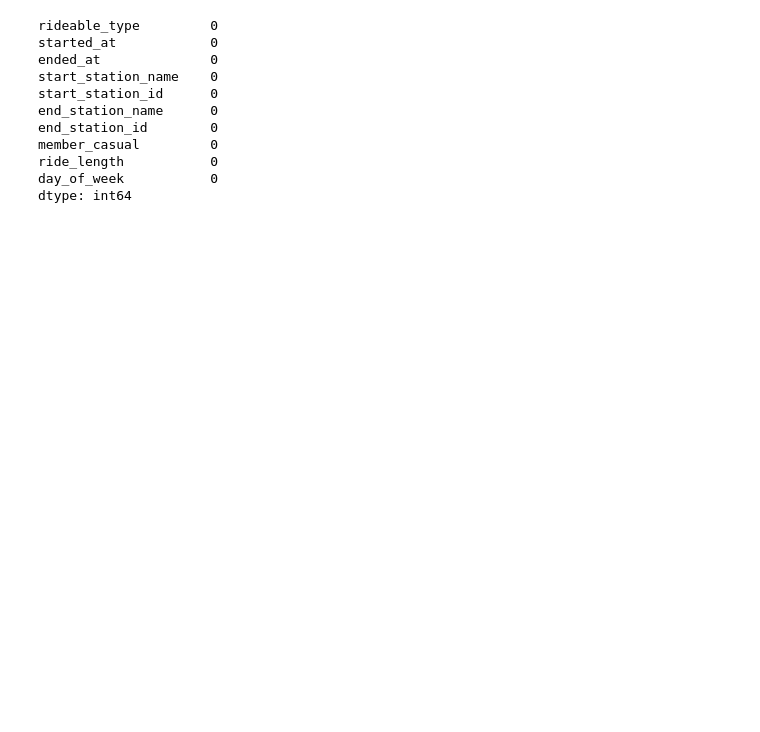
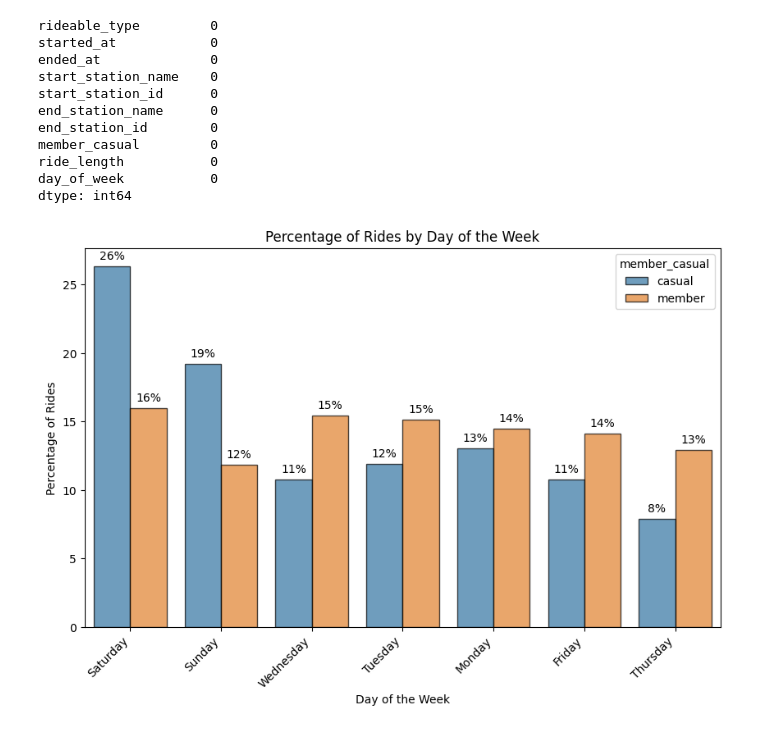
Before and after one commit to Nazneen-akram/coursera-rep, a Jupyter notebook: Google_CaseStudy_Bike_Share.ipynb, the cells around one changed output. Drawn from its saved outputs; the diff is of its cells as text; code cells hidden in the pictures; blank space fills up the shorter version.

```diff
--- a/Google_CaseStudy_Bike_Share.ipynb
+++ b/Google_CaseStudy_Bike_Share.ipynb
@@ -316,3 +316,33 @@ member_casual         0
 ride_length           0
 day_of_week           0
 dtype: int64
+# %%
+# Calculate the count and percentage of rides for each day of the week and user type
+day_counts = all_data.groupby(['member_casual', 'day_of_week']).size()
+percentage_counts = day_counts.groupby(level=0, group_keys=False).apply(lambda x: 100 * x / x.sum()).reset_index(name='percentage_of_rides')
+
+# Sort the DataFrame by 'percentage_of_rides' in descending order for casual riders
+percentage_counts_sorted = percentage_counts.sort_values(['percentage_of_rides','member_casual'], ascending=[False, False])
+
+# Plot the bar chart
+plt.figure(figsize=(10, 6))
+bar_plot = sns.barplot(x='day_of_week', y='percentage_of_rides', hue='member_casual', data=percentage_counts_sorted, edgecolor='black', alpha=0.7)
+
+# Customize the plot
+plt.title('Percentage of Rides by Day of the Week')
+plt.xlabel('Day of the Week')
+plt.ylabel('Percentage of Rides')
+plt.xticks(rotation=45, ha='right')  # Rotate x-axis labels for better readability
+
+# Add percentage on top of each bar
+for p in bar_plot.patches:
+    bar_plot.annotate(f"{p.get_height():.0f}%",
+                      (p.get_x() + p.get_width() / 2., p.get_height()),
+                      ha='center', va='center',
+                      xytext=(0, 9),
+                      textcoords='offset points')
+
+# Show the plot
+plt.show()
+# %% [output]
+[figure, added]
```
Also changed, not shown: parts of 4 cells of this notebook.
